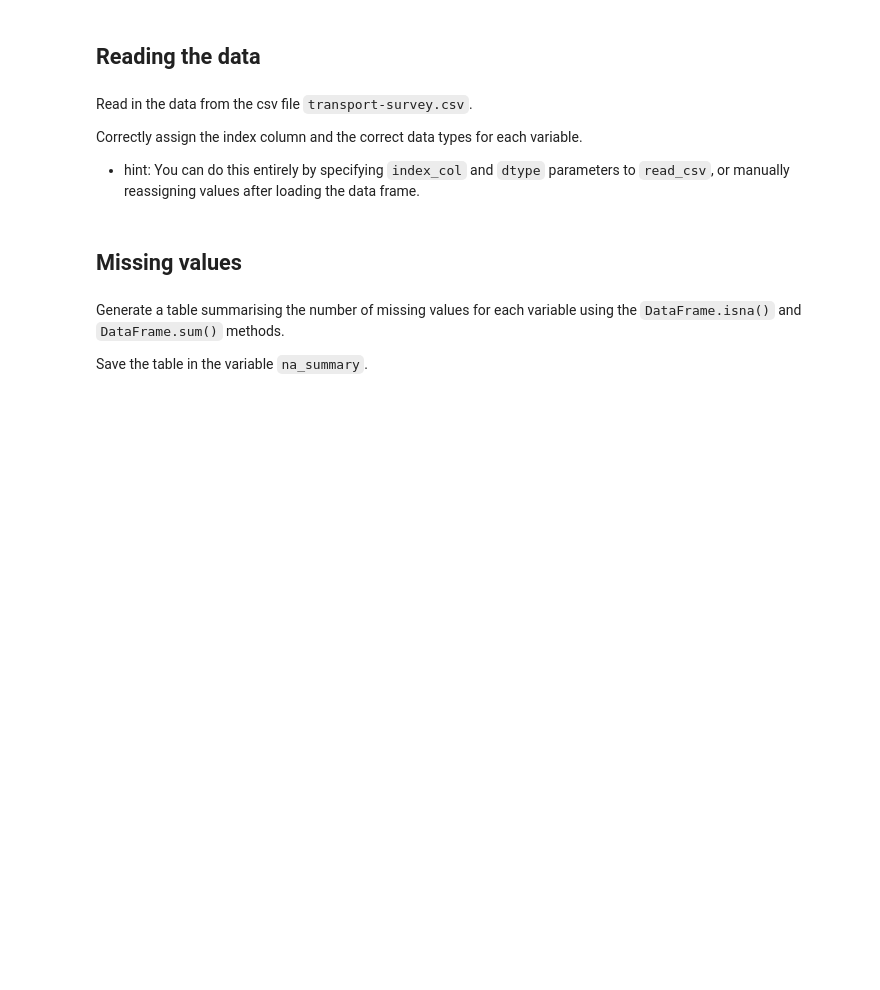
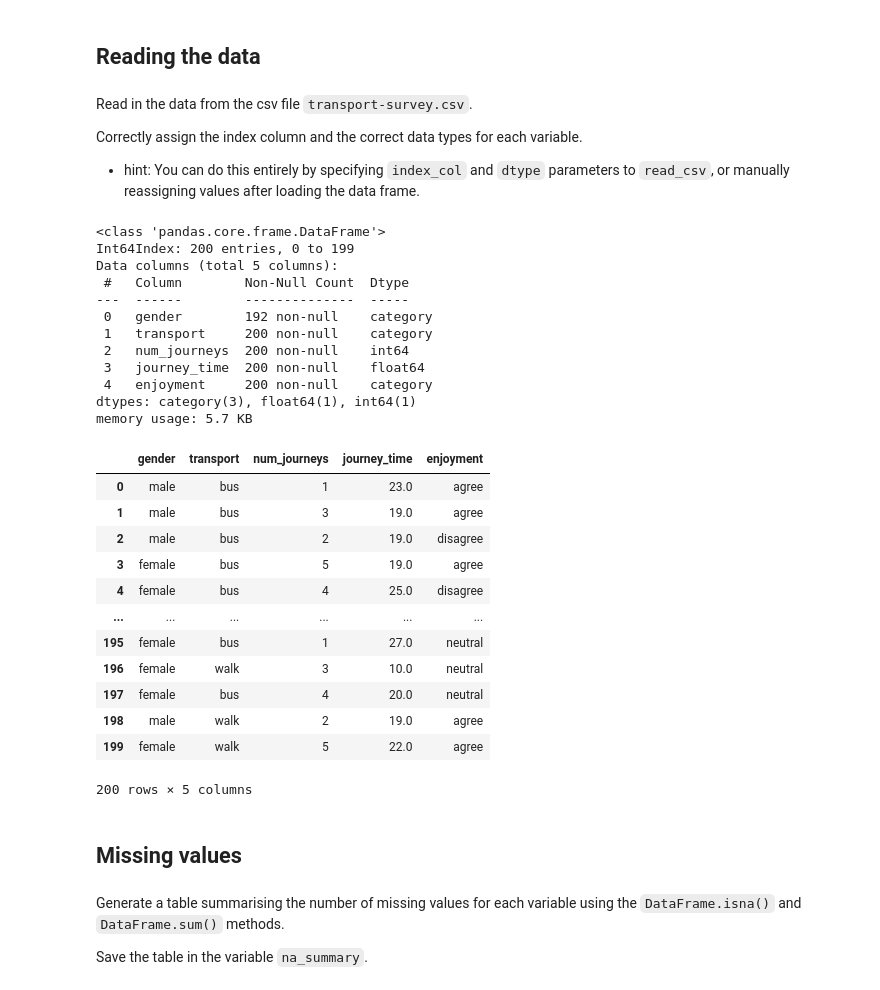
Before and after one commit to carlos-alves-one/Univariate-Descriptive-Statistics, a Jupyter notebook: Descriptive_statistics_1.ipynb, the cells around one changed output. Cells and saved outputs as stored; diff of their text form; code cells hidden in the pictures; blank space fills up the shorter version.

Commit message:
Define the path to the CSV file

```diff
--- a/Descriptive_statistics_1.ipynb
+++ b/Descriptive_statistics_1.ipynb
@@ -49,3 +42,52 @@ df
+# %%
+# >> MY CODE HERE:
+
+# Define the path to the CSV file
+file_path = '/content/drive/MyDrive/topic5-descriptive-stats-1/transport-survey.csv'
+
+# Specify the desired data types for the categorical columns
+dtype_spec = {
+    'gender': 'category',
+    'transport': 'category',
+    'enjoyment': 'category',
+    'num_journeys': 'int64',
+    'journey_time': 'float64'
+}
+
+# Load the data, specifying the index column and the data types
+df = pd.read_csv(file_path, index_col='Unnamed: 0', dtype=dtype_spec)
+
+# Verify the DataFrame has been loaded with the correct dtypes and index
+df.info()
+
+
+df
+# %% [output]
+<class 'pandas.core.frame.DataFrame'>
+Int64Index: 200 entries, 0 to 199
+Data columns (total 5 columns):
+ #   Column        Non-Null Count  Dtype
+---  ------        --------------  -----
+ 0   gender        192 non-null    category
+ 1   transport     200 non-null    category
+ 2   num_journeys  200 non-null    int64
+ 3   journey_time  200 non-null    float64
+ 4   enjoyment     200 non-null    category
+dtypes: category(3), float64(1), int64(1)
+memory usage: 5.7 KB
+|  | gender | transport | num_journeys | journey_time | enjoyment |
+| 0 | male | bus | 1 | 23.0 | agree |
+| 1 | male | bus | 3 | 19.0 | agree |
+| 2 | male | bus | 2 | 19.0 | disagree |
+| 3 | female | bus | 5 | 19.0 | agree |
+| 4 | female | bus | 4 | 25.0 | disagree |
+| ... | ... | ... | ... | ... | ... |
+| 195 | female | bus | 1 | 27.0 | neutral |
+| 196 | female | walk | 3 | 10.0 | neutral |
+| 197 | female | bus | 4 | 20.0 | neutral |
+| 198 | male | walk | 2 | 19.0 | agree |
+| 199 | female | walk | 5 | 22.0 | agree |
+200 rows × 5 columns
 # %%
 # Check we have created a DataFrame.
 assert type(df) is pd.DataFrame
```
Also changed, not shown: parts of 1 cell of this notebook.
